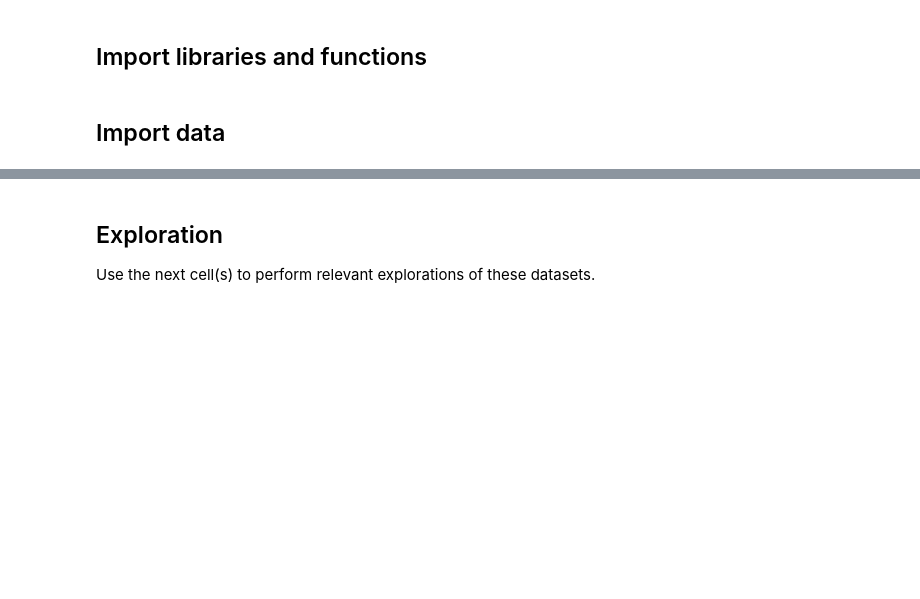
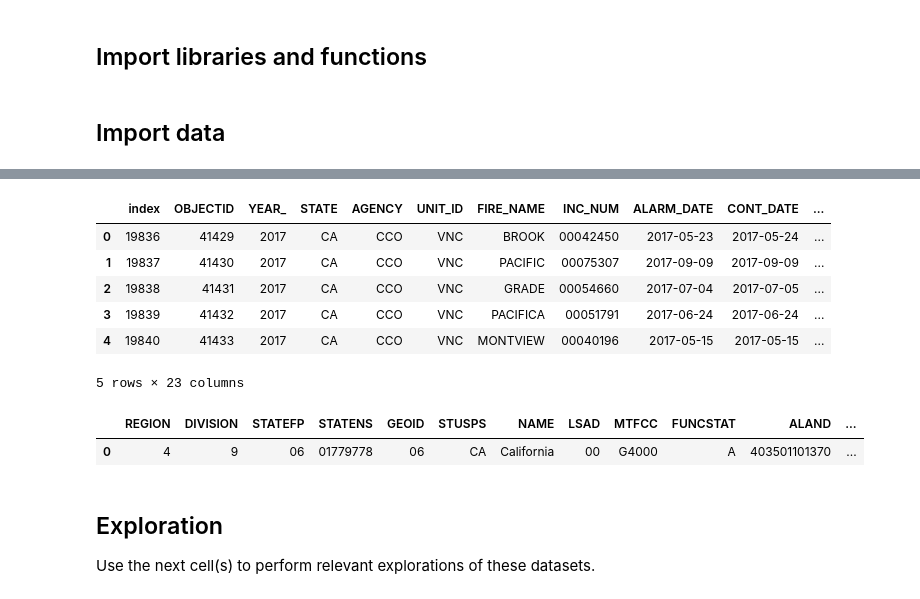
Before and after one commit to kristinaglass/eds220-hwk-4, a Jupyter notebook: hwk4-task2-false-color.ipynb, the cells around one changed output, grey strips where cells are left out. Drawn from its saved outputs; the diff is of its cells as text; code cells hidden in the pictures; blank space fills up the shorter version.

```diff
--- a/hwk4-task2-false-color.ipynb
+++ b/hwk4-task2-false-color.ipynb
@@ -62,3 +96,26 @@ You will use the next cell at the end of the task. Leave it blank for now.
+# %%
+# import data
+
+# import CA shapefile as ca
+ca_fire = gpd.read_file('data/California_Fire_Perimeters_2017/California_Fire_Perimeters_2017.shp')
+ca_fire.head()
+# %% [output]
+|  | index | OBJECTID | YEAR_ | STATE | AGENCY | UNIT_ID | FIRE_NAME | INC_NUM | ALARM_DATE | CONT_DATE | ... |
+| 0 | 19836 | 41429 | 2017 | CA | CCO | VNC | BROOK | 00042450 | 2017-05-23 | 2017-05-24 | ... |
+| 1 | 19837 | 41430 | 2017 | CA | CCO | VNC | PACIFIC | 00075307 | 2017-09-09 | 2017-09-09 | ... |
+| 2 | 19838 | 41431 | 2017 | CA | CCO | VNC | GRADE | 00054660 | 2017-07-04 | 2017-07-05 | ... |
+| 3 | 19839 | 41432 | 2017 | CA | CCO | VNC | PACIFICA | 00051791 | 2017-06-24 | 2017-06-24 | ... |
+| 4 | 19840 | 41433 | 2017 | CA | CCO | VNC | MONTVIEW | 00040196 | 2017-05-15 | 2017-05-15 | ... |
+5 rows × 23 columns
+# %%
+#import dataset
+# import CA shapefile as ca
+ca = gpd.read_file('https://data.ca.gov/dataset/e212e397-1277-4df3-8c22-40721b095f33/resource/3db1e426-fb51-44f5-82d5-a54d7c6e188b/download/ca-state-boundary.zip')
+#check dataset
+ca.head()
+# %% [output]
+|  | REGION | DIVISION | STATEFP | STATENS | GEOID | STUSPS | NAME | LSAD | MTFCC | FUNCSTAT | ALAND | ... |
+| 0 | 4 | 9 | 06 | 01779778 | 06 | CA | California | 00 | G4000 | A | 403501101370 | ... |
 # %% [markdown]
 ## Exploration
 
```
Also changed, not shown: parts of 2 cells of this notebook, 1 other file.
